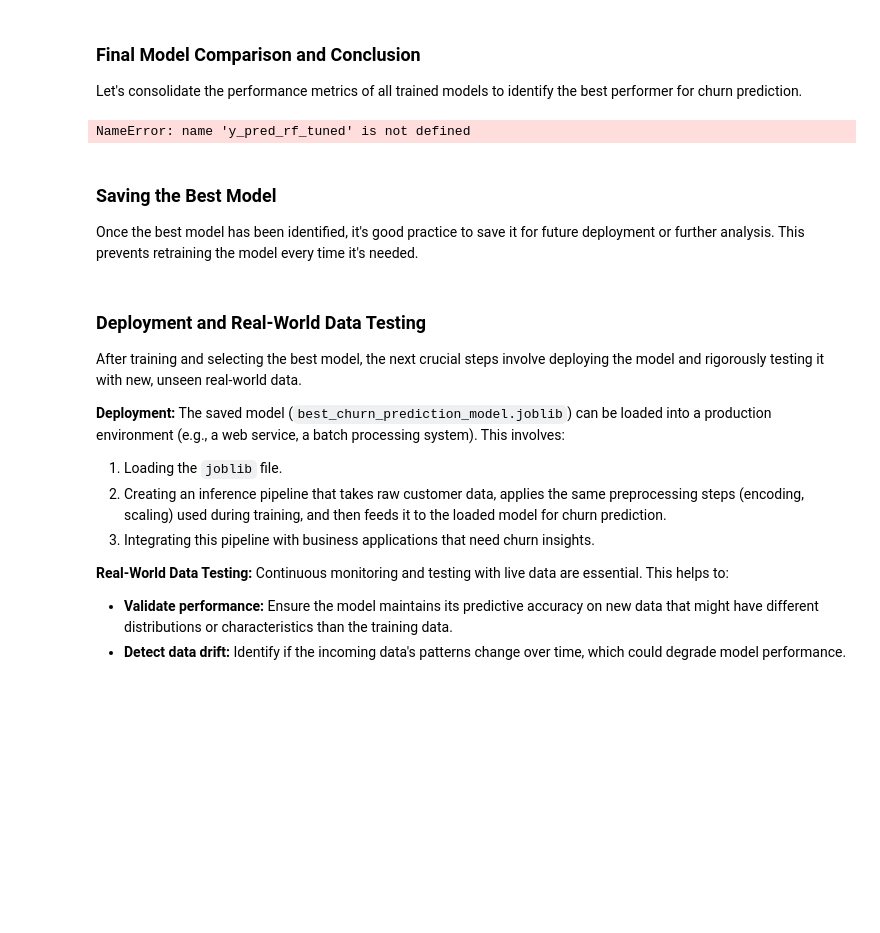
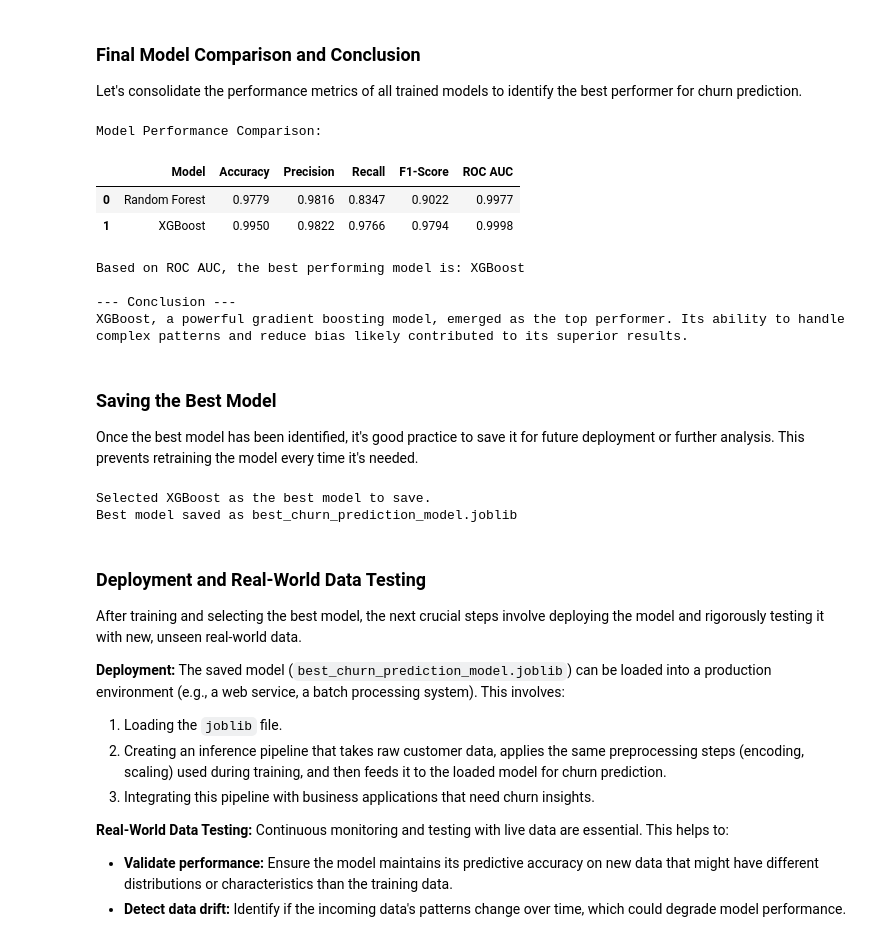
Before and after one commit to talhaakbar1036/DecodeLabs_bank_customer_churn_ml_project, a Jupyter notebook: Bank_Customer_Churn_ml_project.ipynb, the cells around one changed output. Cells and saved outputs as stored; diff of their text form; code cells hidden in the pictures; blank space fills up the shorter version.

```diff
--- a/Bank_Customer_Churn_ml_project.ipynb
+++ b/Bank_Customer_Churn_ml_project.ipynb
@@ -330,49 +330,47 @@ rf_recall = recall_score(y_test, y_pred_rf)
 rf_f1 = f1_score(y_test, y_pred_rf)
 rf_roc_auc = roc_auc_score(y_test, y_proba_rf)
 
-# Tuned Random Forest (from current execution)
-rf_tuned_accuracy = accuracy_score(y_test, y_pred_rf_tuned)
-rf_tuned_precision = precision_score(y_test, y_pred_rf_tuned)
-rf_tuned_recall = recall_score(y_test, y_pred_rf_tuned)
-rf_tuned_f1 = f1_score(y_test, y_pred_rf_tuned)
-rf_tuned_roc_auc = roc_auc_score(y_test, y_proba_rf_tuned)
-
 # XGBoost (from current execution)
 xgb_accuracy = accuracy_score(y_test, y_pred_xgb)
 xgb_precision = precision_score(y_test, y_pred_xgb)
 xgb_recall = recall_score(y_test, y_pred_xgb)
 xgb_f1 = f1_score(y_test, y_pred_xgb)
 xgb_roc_auc = roc_auc_score(y_test, y_proba_xgb)
 
 # Create a DataFrame for comparison
 model_comparison = pd.DataFrame({
-    'Model': ['Random Forest', 'Tuned Random Forest', 'XGBoost'],
-    'Accuracy': [rf_accuracy, rf_tuned_accuracy, xgb_accuracy],
-    'Precision': [rf_precision, rf_tuned_precision, xgb_precision],
-    'Recall': [rf_recall, rf_tuned_recall, xgb_recall],
-    'F1-Score': [rf_f1, rf_tuned_f1, xgb_f1],
-    'ROC AUC': [rf_roc_auc, rf_tuned_roc_auc, xgb_roc_auc]
+    'Model': ['Random Forest','XGBoost'],
+    'Accuracy': [rf_accuracy, xgb_accuracy],
+    'Precision': [rf_precision, xgb_precision],
+    'Recall': [rf_recall, xgb_recall],
+    'F1-Score': [rf_f1, xgb_f1],
+    'ROC AUC': [rf_roc_auc, xgb_roc_auc]
 })
 
 print("Model Performance Comparison:")
 display(model_comparison.round(4))
 
 # Determine the best model based on ROC AUC (often a good general metric for imbalanced datasets)
 best_model_name = model_comparison.loc[model_comparison['ROC AUC'].idxmax(), 'Model']
 print(f"\nBased on ROC AUC, the best performing model is: {best_model_name}")
 
 # Conclusion based on comparison
 print("\n--- Conclusion ---")
 if best_model_name == 'Random Forest':
     print("The initial Random Forest model showed strong performance. Further tuning significantly improved it.")
-elif best_model_name == 'Tuned Random Forest':
-    print("Hyperparameter tuning significantly boosted the Random Forest's performance, making it the top model among the ones evaluated. This highlights the importance of optimization.")
 elif best_model_name == 'XGBoost':
     print("XGBoost, a powerful gradient boosting model, emerged as the top performer. Its ability to handle complex patterns and reduce bias likely contributed to its superior results.")
 else:
     print("One of the advanced ensemble models (Tuned Random Forest or XGBoost) generally provides the best balance of bias and variance and can capture complex relationships.")
 # %% [output]
-NameError: name 'y_pred_rf_tuned' is not defined
+Model Performance Comparison:
+|  | Model | Accuracy | Precision | Recall | F1-Score | ROC AUC |
+| 0 | Random Forest | 0.9779 | 0.9816 | 0.8347 | 0.9022 | 0.9977 |
+| 1 | XGBoost | 0.9950 | 0.9822 | 0.9766 | 0.9794 | 0.9998 |
+Based on ROC AUC, the best performing model is: XGBoost
+
+--- Conclusion ---
+XGBoost, a powerful gradient boosting model, emerged as the top performer. Its ability to handle complex patterns and reduce bias likely contributed to its superior results.
 # %% [markdown]
 ### Saving the Best Model
 
@@ -384,10 +382,7 @@ Once the best model has been identified, it's good practice to save it for futur
 # Ensure this cell is run AFTER the model comparison cell.
 
 if 'best_model_name' in locals():
-    if best_model_name == 'Tuned Random Forest':
-        model_to_save = best_rf_model
-        print("Selected Tuned Random Forest as the best model to save.")
-    elif best_model_name == 'XGBoost':
+    if  best_model_name == 'XGBoost':
         model_to_save = xgb_model
         print("Selected XGBoost as the best model to save.")
     else:
@@ -401,6 +396,9 @@ else:
 model_filename = 'best_churn_prediction_model.joblib'
 joblib.dump(model_to_save, model_filename)
 print(f"Best model saved as {model_filename}")
+# %% [output]
+Selected XGBoost as the best model to save.
+Best model saved as best_churn_prediction_model.joblib
 # %% [markdown]
 ### Deployment and Real-World Data Testing
 
```
